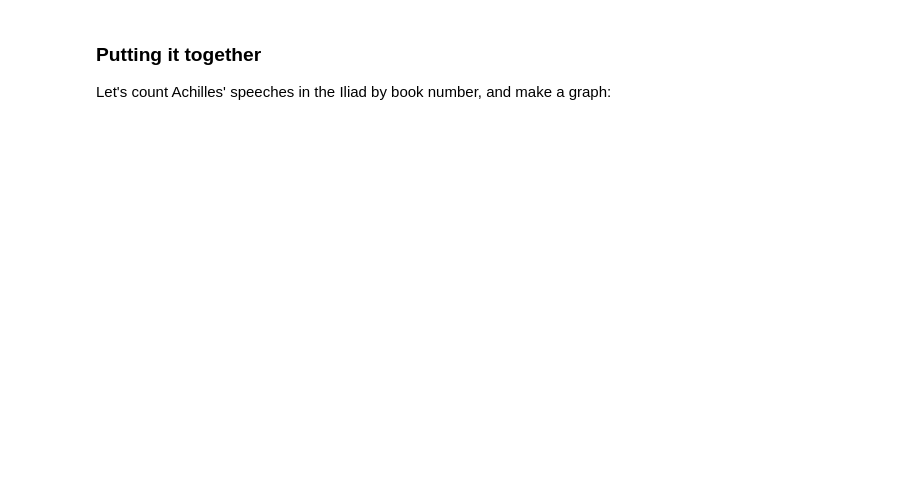
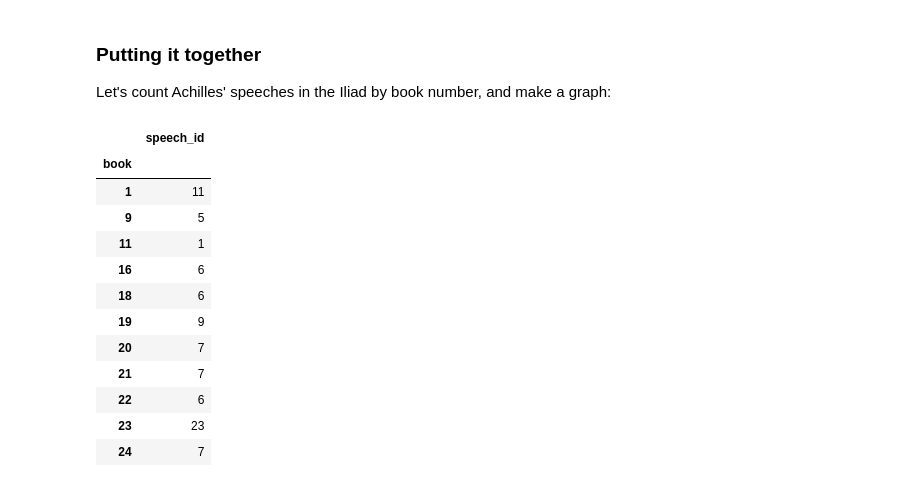
Before and after one commit to cwf2/dices-examples, a Jupyter notebook: Workshop 2.ipynb, the cells around one changed output. Saved outputs shown, nothing was run; the diff lists cells and outputs as text; code cells hidden in the pictures; blank space fills up the shorter version.

```diff
--- a/Workshop 2.ipynb
+++ b/Workshop 2.ipynb
@@ -114,11 +235,23 @@ Let's count Achilles' speeches in the Iliad by book number, and make a graph:
 # %%
 subset = table[table.work=='Iliad']
 
-pivot = subset.pivot_table(
+subset.pivot_table(
     index = 'book',
     values = 'speech_id',
     aggfunc = 'count',
     sort = False,
 )
-
-pivot.plot.bar()
+# %% [output]
+|  | speech_id |
+| book |  |
+| 1 | 11 |
+| 9 | 5 |
+| 11 | 1 |
+| 16 | 6 |
+| 18 | 6 |
+| 19 | 9 |
+| 20 | 7 |
+| 21 | 7 |
+| 22 | 6 |
+| 23 | 23 |
+| 24 | 7 |
```
Also changed, not shown: parts of 10 cells of this notebook, 1 other file.
